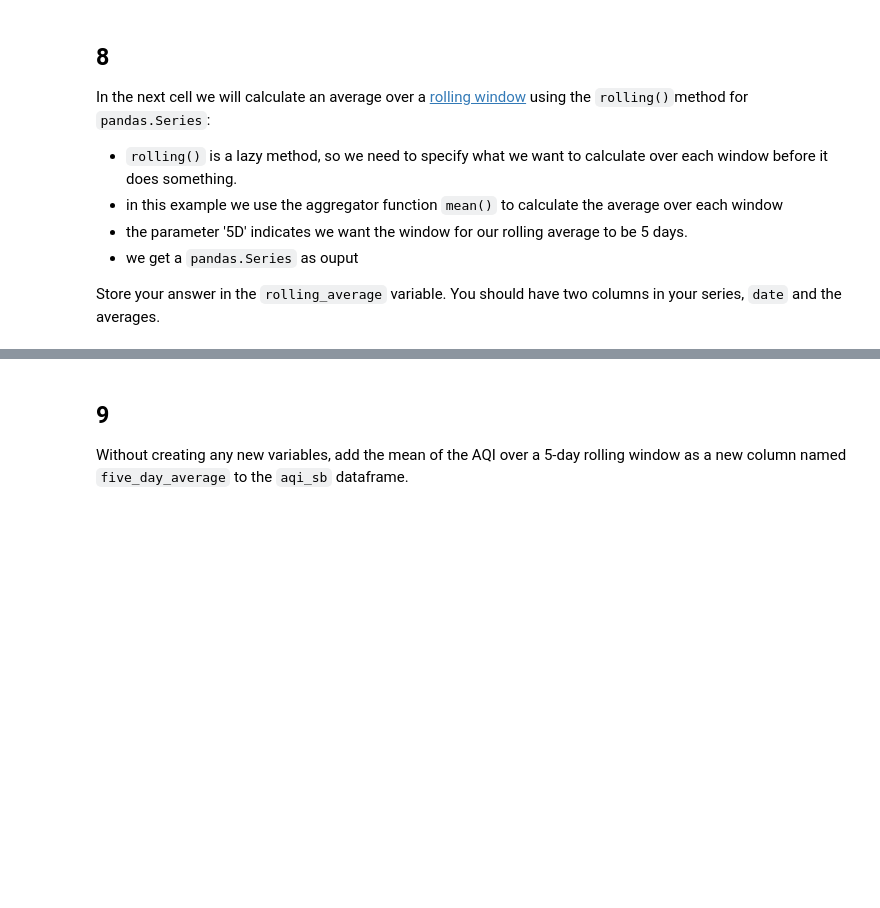
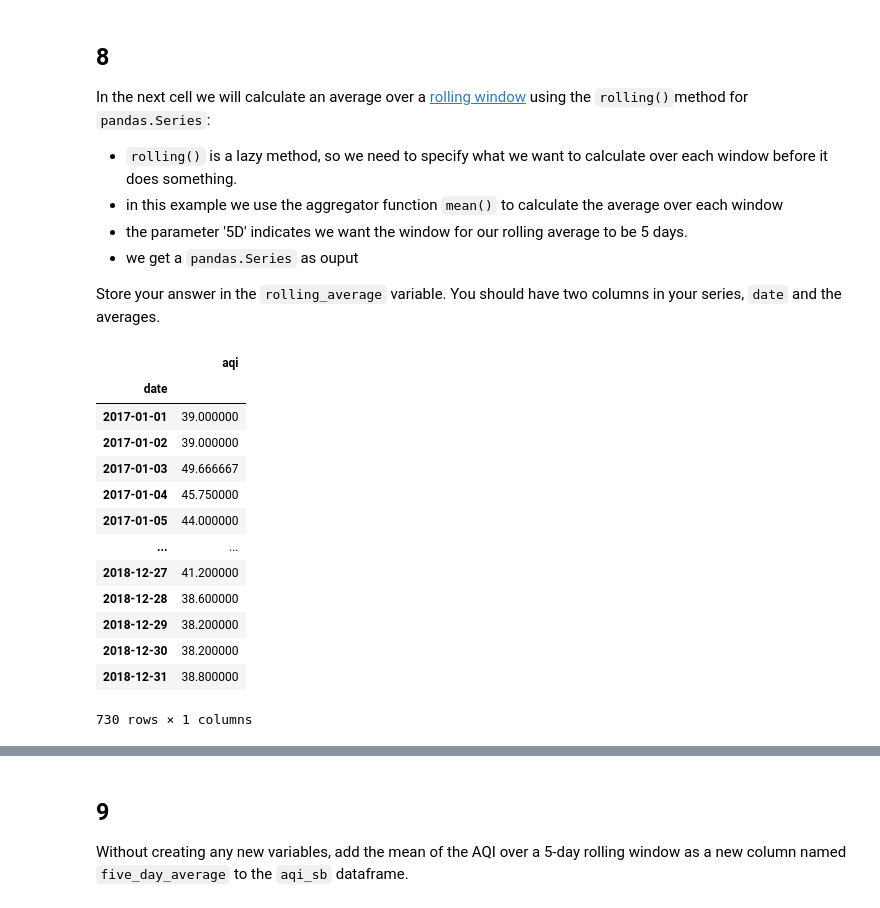
Before and after one commit to jaslynmiura/eds220-hwk2, a Jupyter notebook: task3/hwk2-task3-aqi.ipynb, the cells around one changed output, grey strips where cells are left out. Drawn from its saved outputs; the diff is of its cells as text; code cells hidden in the pictures; blank space fills up the shorter version.

```diff
--- a/task3/hwk2-task3-aqi.ipynb
+++ b/task3/hwk2-task3-aqi.ipynb
@@ -205,7 +234,22 @@ In the next cell we will calculate an average over a [rolling window](https://pa
 Store your answer in the `rolling_average` variable. You should have two columns in your series, `date` and the averages.
 # %%
 # Calculate AQI rolling average over 5 days
-rolling_average = ...
+rolling_average = aqi_sb.rolling('5D').mean('aqi').drop(columns=['county_code', 'number_of_sites_reporting'])
 rolling_average
+# %% [output]
+|  | aqi |
+| date |  |
+| 2017-01-01 | 39.000000 |
+| 2017-01-02 | 39.000000 |
+| 2017-01-03 | 49.666667 |
+| 2017-01-04 | 45.750000 |
+| 2017-01-05 | 44.000000 |
+| ... | ... |
+| 2018-12-27 | 41.200000 |
+| 2018-12-28 | 38.600000 |
+| 2018-12-29 | 38.200000 |
+| 2018-12-30 | 38.200000 |
+| 2018-12-31 | 38.800000 |
+730 rows × 1 columns
 # %%
 grader.check("q8")
```
Also changed, not shown: parts of 6 cells of this notebook.
